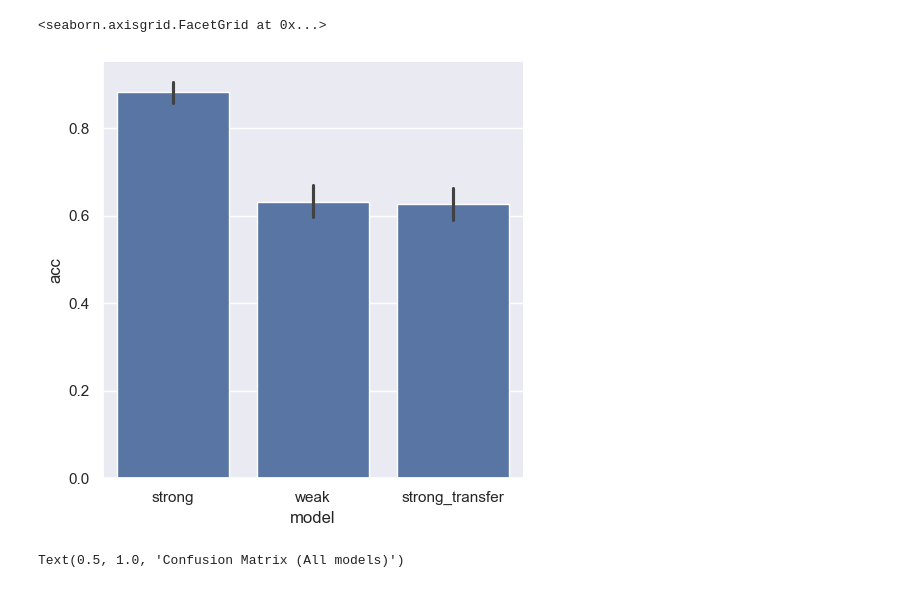
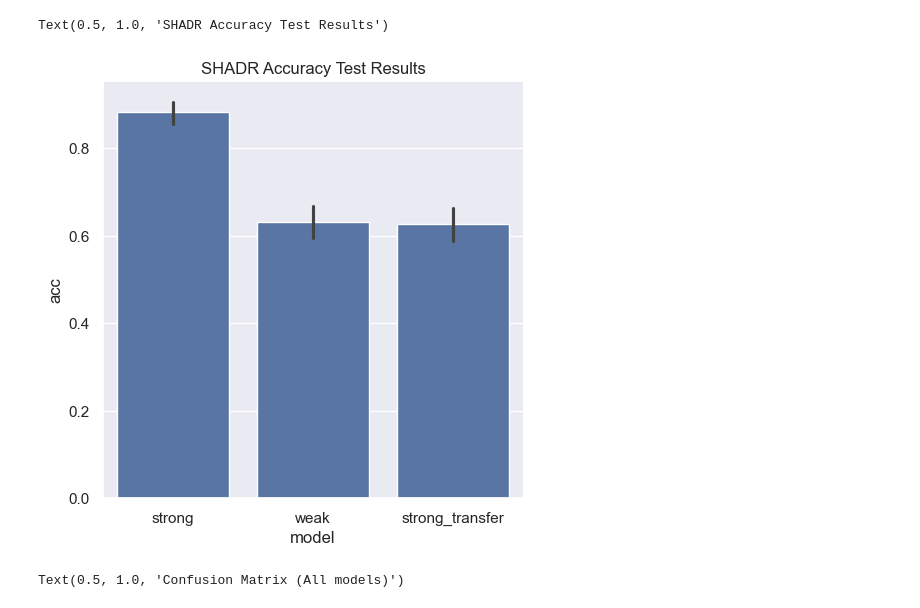
Before and after one commit to aashnapshah/weak-to-strong-expts, a Jupyter notebook: notebooks/mpotta_20240426_analysis_shadr.ipynb, the cells around one changed output. Drawn from its saved outputs; the diff is of its cells as text; code cells hidden in the pictures.

```diff
--- a/notebooks/mpotta_20240426_analysis_shadr.ipynb
+++ b/notebooks/mpotta_20240426_analysis_shadr.ipynb
@@ -40,12 +40,13 @@ results_df.head(5)
 # %%
 df_list = [strong, weak, strong_transfer]
 df_names = ['Strong', 'Weak', 'Strong Transfer']
 
 # Figure 2: Plotting the accuracy test results
 sns.catplot(data=results_df, kind="bar", x="model", y="acc")
+plt.title('SHADR Accuracy Test Results')
 # %% [output]
-<seaborn.axisgrid.FacetGrid at 0x...>
+Text(0.5, 1.0, 'SHADR Accuracy Test Results')
-[figure, old version]
+[figure, new version]
 # %%
 from sklearn.metrics import confusion_matrix, ConfusionMatrixDisplay
 
```
Also changed, not shown: parts of 6 cells of this notebook.
